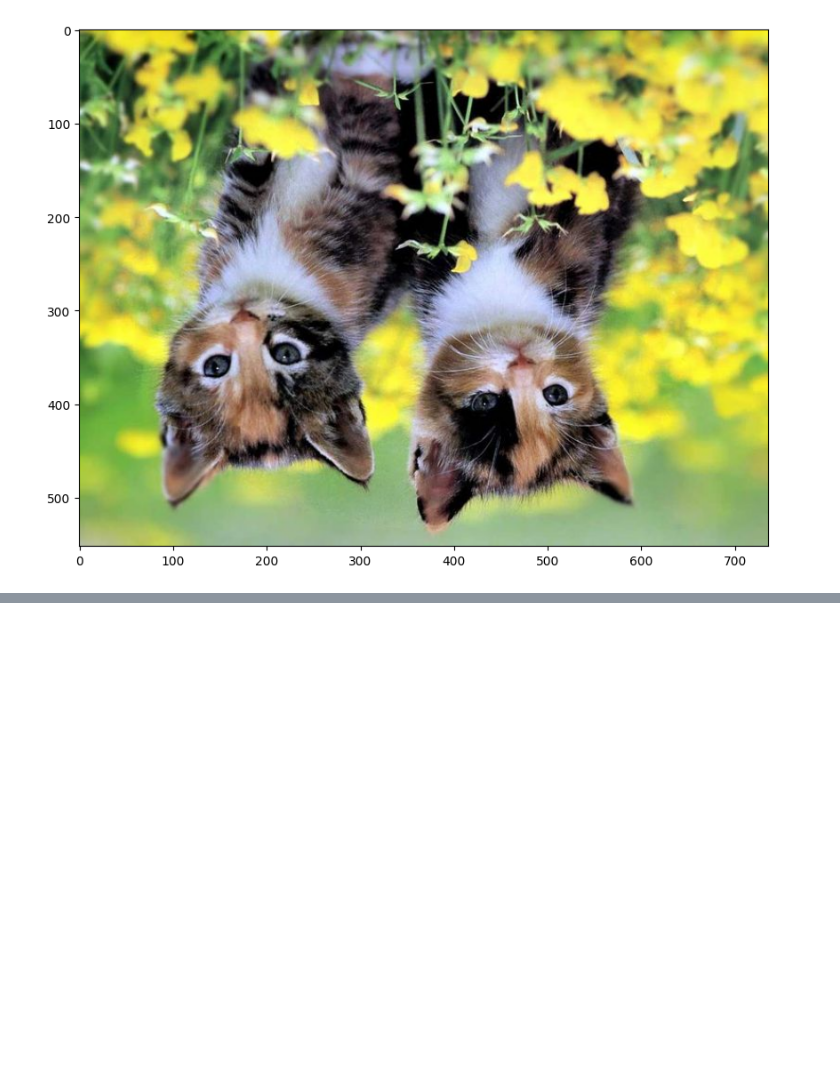
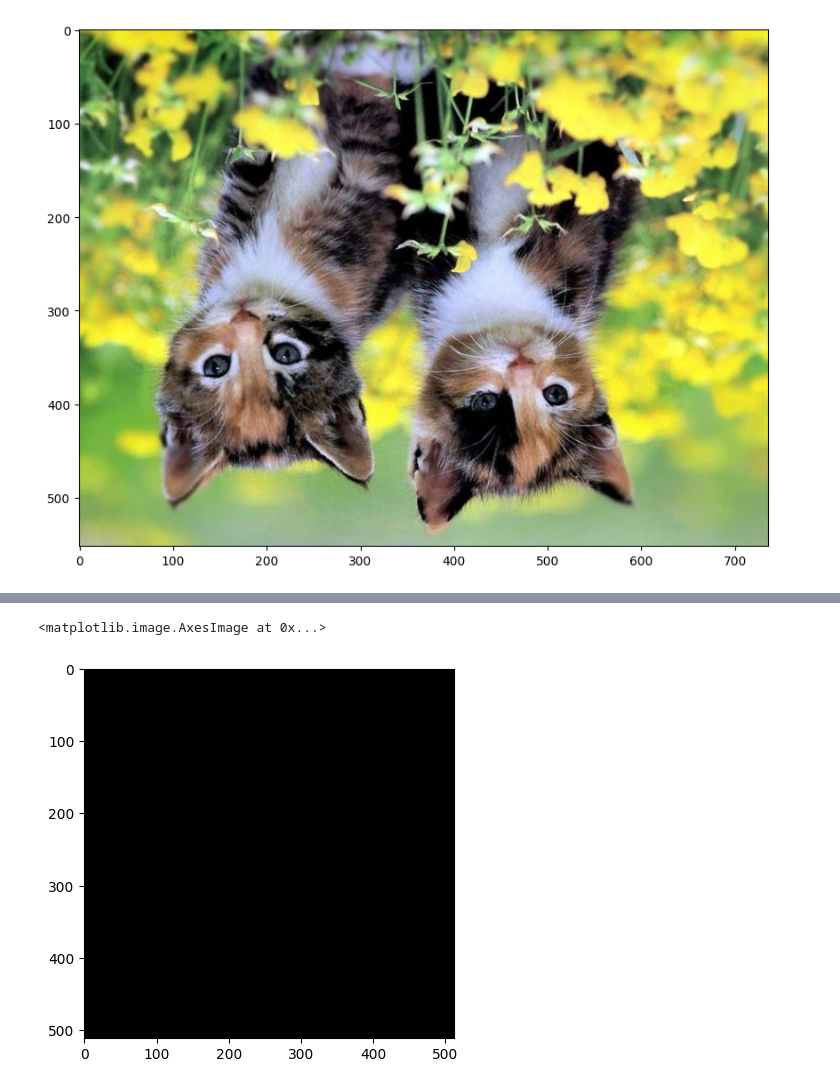
Before and after one commit to Lelytameyda29rpl/PCVK_Ganjil_2025, a Jupyter notebook: Week2.ipynb, the cells around one changed output, grey strips where cells are left out. Saved outputs shown, nothing was run; the diff lists cells and outputs as text; code cells hidden in the pictures; blank space fills up the shorter version.

```diff
--- a/Week2.ipynb
+++ b/Week2.ipynb
@@ -135,0 +138,11 @@ ax.imshow(img5)
+# %%
+# Membuat array NumPy berukuran 512x512 dengan 3 channel (RGB), semua nilainya 0
+# np.zeros(...) -> membuat citra hitam karena semua piksel bernilai 0
+# dtype=np.int16 artinya setiap nilai piksel adalah integer 16-bit
+black_img = np.zeros(shape=(512, 512, 3), dtype=np.int16)
+
+# Menampilkan citra hitam menggunakan matplotlib
+plt.imshow(black_img)
+# %% [output]
+<matplotlib.image.AxesImage at 0x...>
+[figure, added]
```
Also changed, not shown: parts of 19 cells of this notebook.
